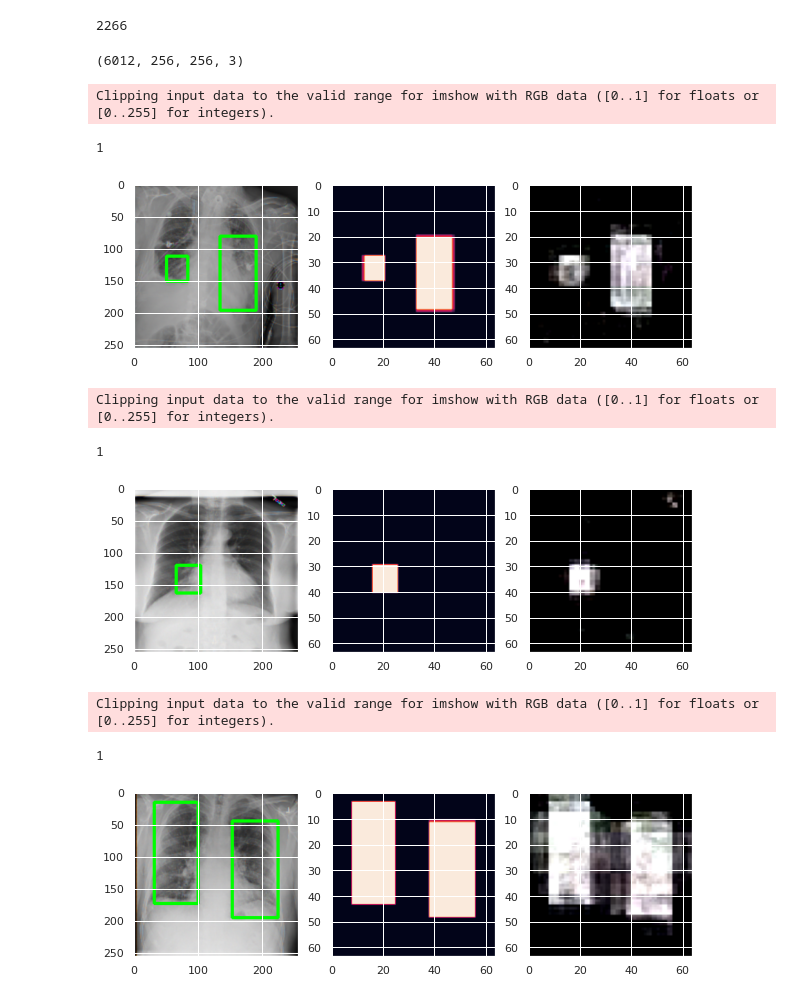
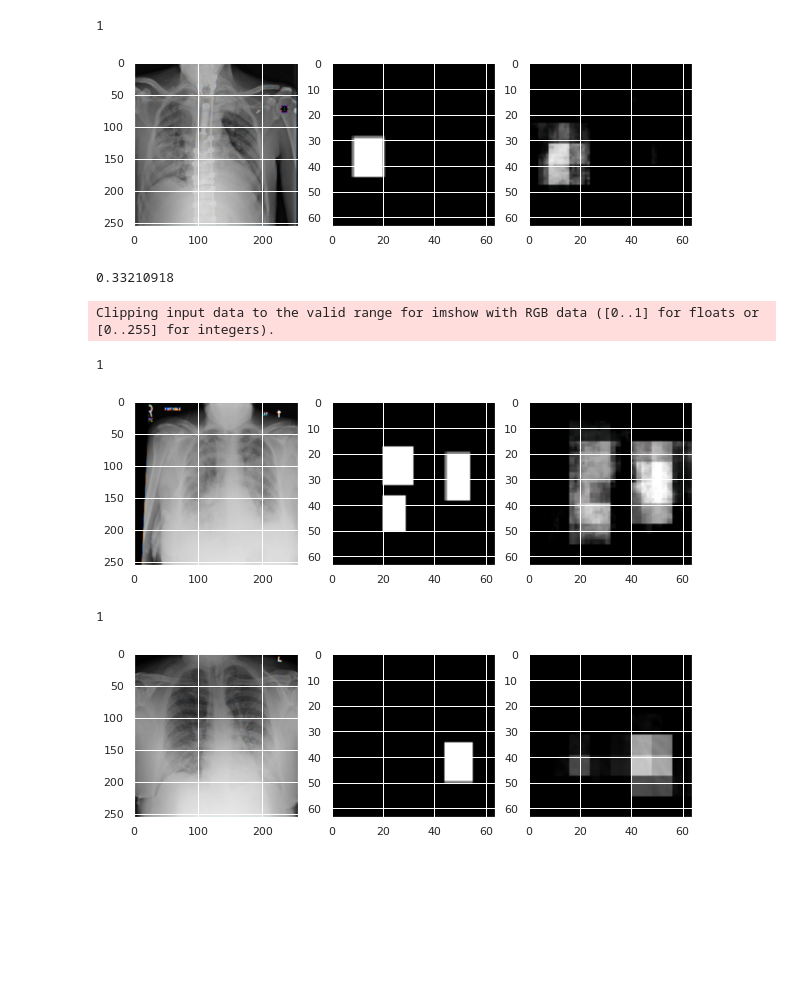
Before and after one commit to nandhukumar86/CapstonePneumoniaDetection, a Jupyter notebook: PnemoniaDetectionModel_DenseNet.ipynb, the cells around one changed output. Drawn from its saved outputs; the diff is of its cells as text; code cells hidden in the pictures; blank space fills up the shorter version.

```diff
--- a/PnemoniaDetectionModel_DenseNet.ipynb
+++ b/PnemoniaDetectionModel_DenseNet.ipynb
@@ -42,10 +42,6 @@ dfData = dfData.sample(frac=1)
 X = []
 y_classify = []
 y_segment = []
-
-test_1 = []
-test_1_y = []
-p_id = []
 
 i = 0
 for pId in dfData['patientId'].unique():
@@ -55,20 +51,15 @@ for pId in dfData['patientId'].unique():
   mask = np.zeros((256,256))
   if (data.iloc[0][5] == 1):
     j = 0
-    test_1.append(pData)
-    p_id.append(pId)
     for segment in range(data.shape[0]):
       xo = int(data.iloc[j][1])
       yo = int(data.iloc[j][2])
       wo = int(data.iloc[j][1] + data.iloc[j][3])
       ho = int(data.iloc[j][2] + data.iloc[j][4])
-      pData = cv2.rectangle(pData,(xo, yo),(wo, ho),(0,255,0),4)
       mask = cv2.rectangle(mask,(xo, yo),(wo, ho),(255,0,0),-1)
       j = j+1
-    test_1_y.append(cv2.resize(mask,(64,64)))
   y_classify.append(data.iloc[0][5])
-  # y_segment.append(np.array(cv2.resize(pData,(64,64)),'float16')/255)
-  fmask = np.array(cv2.resize(mask,(64,64)),'float16')/255
+  fmask = np.array(cv2.resize(mask,(64,64)),'float16')
   y_segment.append(np.array([fmask.T, fmask.T, fmask.T]).T)
   if (i%1000 == 0):
     print(i, " completed")
@@ -122,6 +109,8 @@ layer64x64 = model.get_layer('conv2_block6_2_conv').output
 output_segment = Concatenate()([UpSampling2D()(layer8x8), layer16x16])
 output_segment = Concatenate()([UpSampling2D()(output_segment), layer32x32])
 output_segment = Concatenate()([UpSampling2D()(output_segment), layer64x64])
+output_segment = Conv2D(16, kernel_size = 1,activation='relu')(output_segment)
+output_segment = Conv2D(7, kernel_size = 1,activation='relu')(output_segment)
 output_segment = Conv2D(3, kernel_size = 1,activation='relu')(output_segment)
 output_segment = Reshape((64, 64, 3), name='output_segment')(output_segment)
 
@@ -175,7 +160,7 @@ model.compile(loss = losses, optimizer='adam', metrics = metrics)
 hist = model.fit(
     x = X_train,
     y = {"output_classify": y_train_classify, "output_segment": y_train_segment},
-    epochs=10,
+    epochs=20,
     batch_size=16,
     validation_data=(X_val, {"output_classify": y_val_classify, "output_segment" : y_val_segment }),
     verbose=1)
@@ -203,51 +185,43 @@ Epoch 10/10
-# %%
-gc.collect()
-# %% [output]
-2266
-# %%
-test_1 = np.array(test_1)
-# test_1 = preprocess_input(test_1)
-test_1.shape
-# %% [output]
-(6012, 256, 256, 3)
 # %%
-classify_result, segment_result = model.predict(test_1[0:50])
+classify_result, segment_result = model.predict(X_train)
 # %%
-n = int(np.random.rand(1)[0]*50)
+n = int(np.random.rand(1)[0]*X_train.shape[0])
 
 fig, axes = plt.subplots(1,3,figsize=(10,10))
-axes[0].imshow(test_1[n])
-axes[1].imshow(test_1_y[n]);
-axes[2].imshow(segment_result[n])
+axes[0].imshow(X_train[n])
+axes[1].imshow(y_train_segment[n].astype('int'));
+axes[2].imshow(segment_result[n].astype('int'))
 
 print(~classify_result[n].argmax()+2)
 # %% [output]
-Clipping input data to the valid range for imshow with RGB data ([0..1] for floats or [0..255] for integers).
+1
-1
-[figure, old version]
+[figure, new version]
+# %%
+segment_result[n].min()
+# %% [output]
+0.33210918
 # %%
-n = int(np.random.rand(1)[0]*50)
+n = int(np.random.rand(1)[0]*X_train.shape[0])
 
 fig, axes = plt.subplots(1,3,figsize=(10,10))
-axes[0].imshow(test_1[n])
-axes[1].imshow(test_1_y[n]);
-axes[2].imshow(segment_result[n])
+axes[0].imshow(X_train[n])
+axes[1].imshow(y_train_segment[n].astype('int'));
+axes[2].imshow(segment_result[n].astype('int'))
 
 print(~classify_result[n].argmax()+2)
 # %% [output]
 Clipping input data to the valid range for imshow with RGB data ([0..1] for floats or [0..255] for integers).
 1
-[figure, old version]
+[figure, new version]
 # %%
-n = int(np.random.rand(1)[0]*50)
+n = int(np.random.rand(1)[0]*X_train.shape[0])
 
 fig, axes = plt.subplots(1,3,figsize=(10,10))
-axes[0].imshow(test_1[n])
-axes[1].imshow(test_1_y[n]);
-axes[2].imshow(segment_result[n])
+axes[0].imshow(X_train[n])
+axes[1].imshow(y_train_segment[n].astype('int'));
+axes[2].imshow(segment_result[n].astype('int'))
 
 print(~classify_result[n].argmax()+2)
 # %% [output]
-Clipping input data to the valid range for imshow with RGB data ([0..1] for floats or [0..255] for integers).
+1
-1
-[figure, old version]
+[figure, new version]
```
Also changed, not shown: parts of 10 cells of this notebook.
